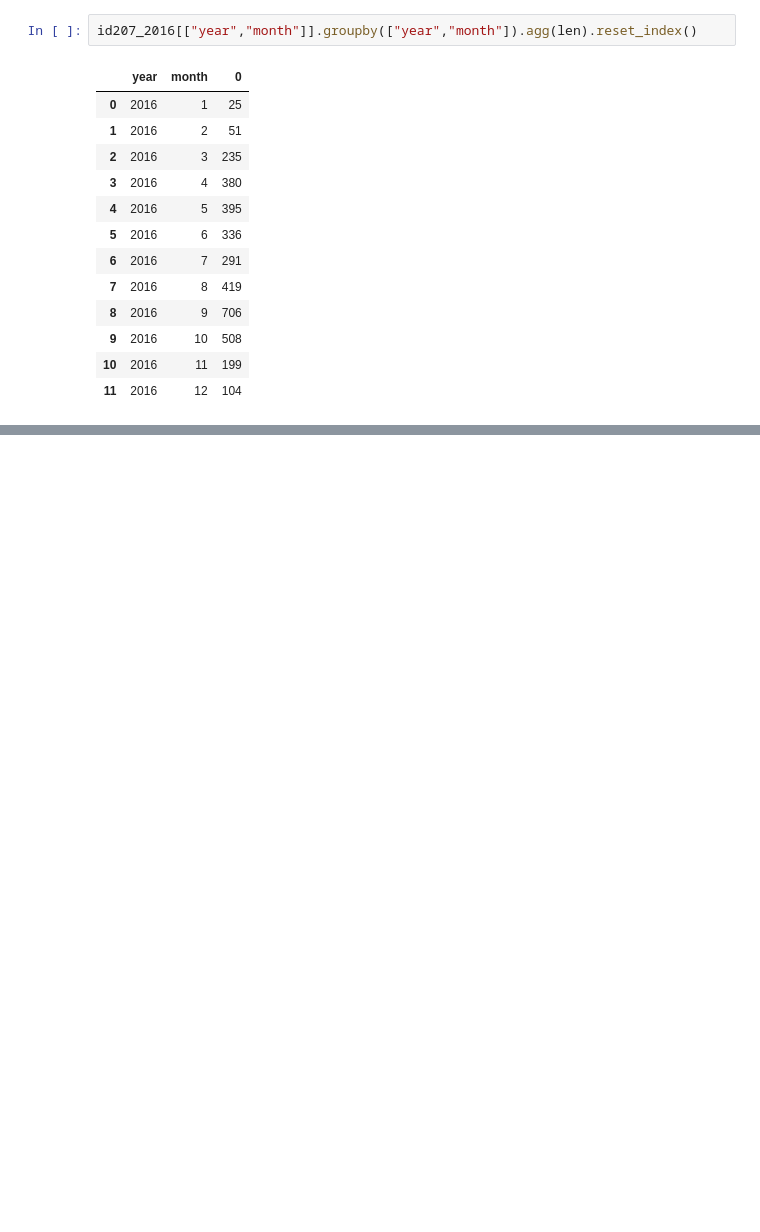
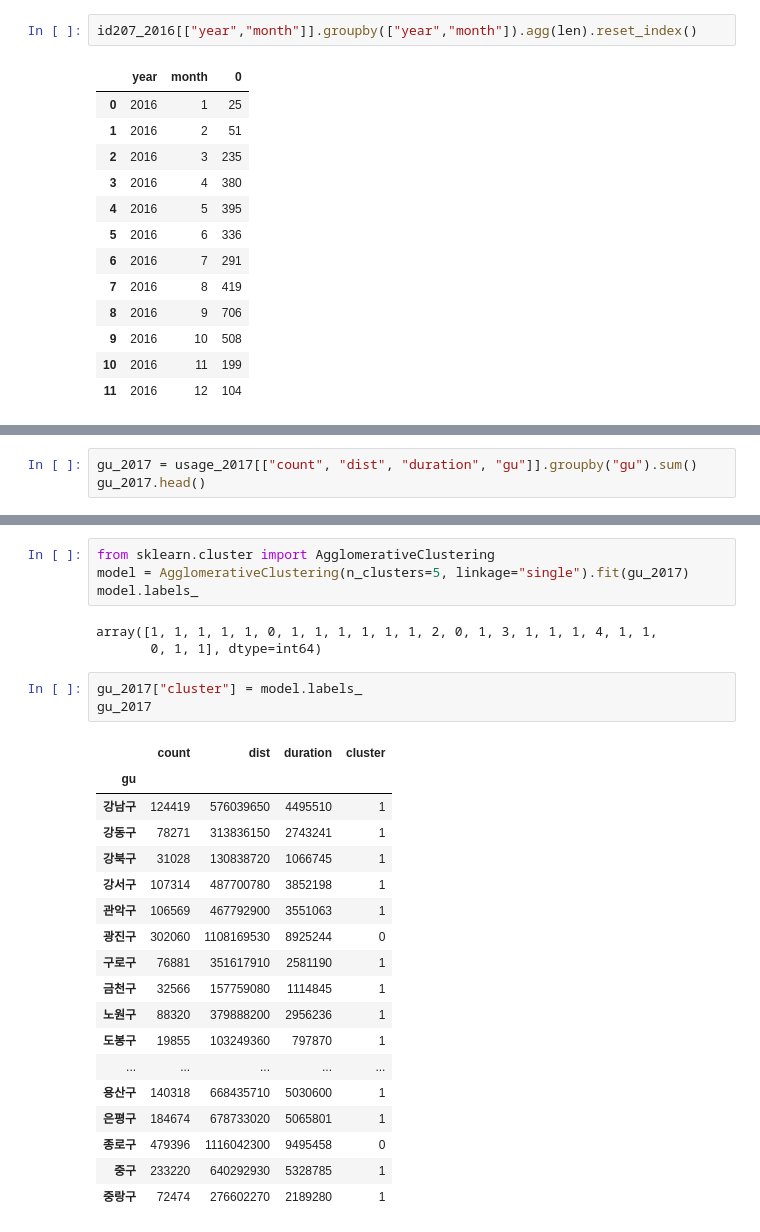
Before and after one commit to black3279/ML-Deep-Learning-Study, a Jupyter notebook: tensorflow/26_problemSolving.ipynb, the cells around one changed output, grey strips where cells are left out. Cells and saved outputs as stored; diff of their text form; blank space fills up the shorter version.

```diff
--- a/tensorflow/26_problemSolving.ipynb
+++ b/tensorflow/26_problemSolving.ipynb
@@ -190,0 +268,3 @@ id207_2016[["year","month"]].groupby(["year","month"]).agg(len).reset_index()
+# %%
+gu_2017 = usage_2017[["count", "dist", "duration", "gu"]].groupby("gu").sum()
+gu_2017.head()
@@ -190,0 +279,29 @@ id207_2016[["year","month"]].groupby(["year","month"]).agg(len).reset_index()
+# %%
+from sklearn.cluster import AgglomerativeClustering
+model = AgglomerativeClustering(n_clusters=5, linkage="single").fit(gu_2017)
+model.labels_
+# %% [output]
+array([1, 1, 1, 1, 1, 0, 1, 1, 1, 1, 1, 1, 2, 0, 1, 3, 1, 1, 1, 4, 1, 1,
+       0, 1, 1], dtype=int64)
+# %%
+gu_2017["cluster"] = model.labels_
+gu_2017
+# %% [output]
+|  | count | dist | duration | cluster |
+| gu |  |  |  |  |
+| 강남구 | 124419 | 576039650 | 4495510 | 1 |
+| 강동구 | 78271 | 313836150 | 2743241 | 1 |
+| 강북구 | 31028 | 130838720 | 1066745 | 1 |
+| 강서구 | 107314 | 487700780 | 3852198 | 1 |
+| 관악구 | 106569 | 467792900 | 3551063 | 1 |
+| 광진구 | 302060 | 1108169530 | 8925244 | 0 |
+| 구로구 | 76881 | 351617910 | 2581190 | 1 |
+| 금천구 | 32566 | 157759080 | 1114845 | 1 |
+| 노원구 | 88320 | 379888200 | 2956236 | 1 |
+| 도봉구 | 19855 | 103249360 | 797870 | 1 |
+| ... | ... | ... | ... | ... |
+| 용산구 | 140318 | 668435710 | 5030600 | 1 |
+| 은평구 | 184674 | 678733020 | 5065801 | 1 |
+| 종로구 | 479396 | 1116042300 | 9495458 | 0 |
+| 중구 | 233220 | 640292930 | 5328785 | 1 |
+| 중랑구 | 72474 | 276602270 | 2189280 | 1 |
```
Also changed, not shown: parts of 17 cells of this notebook, 1 other file.
